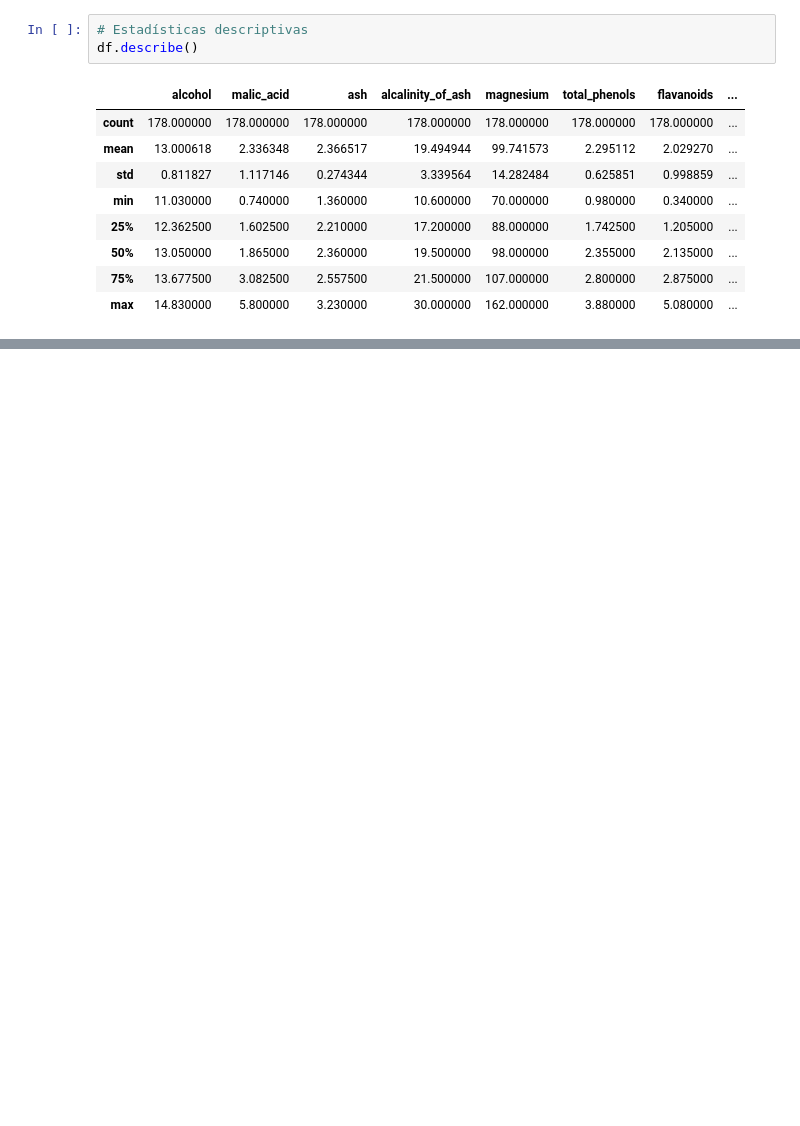
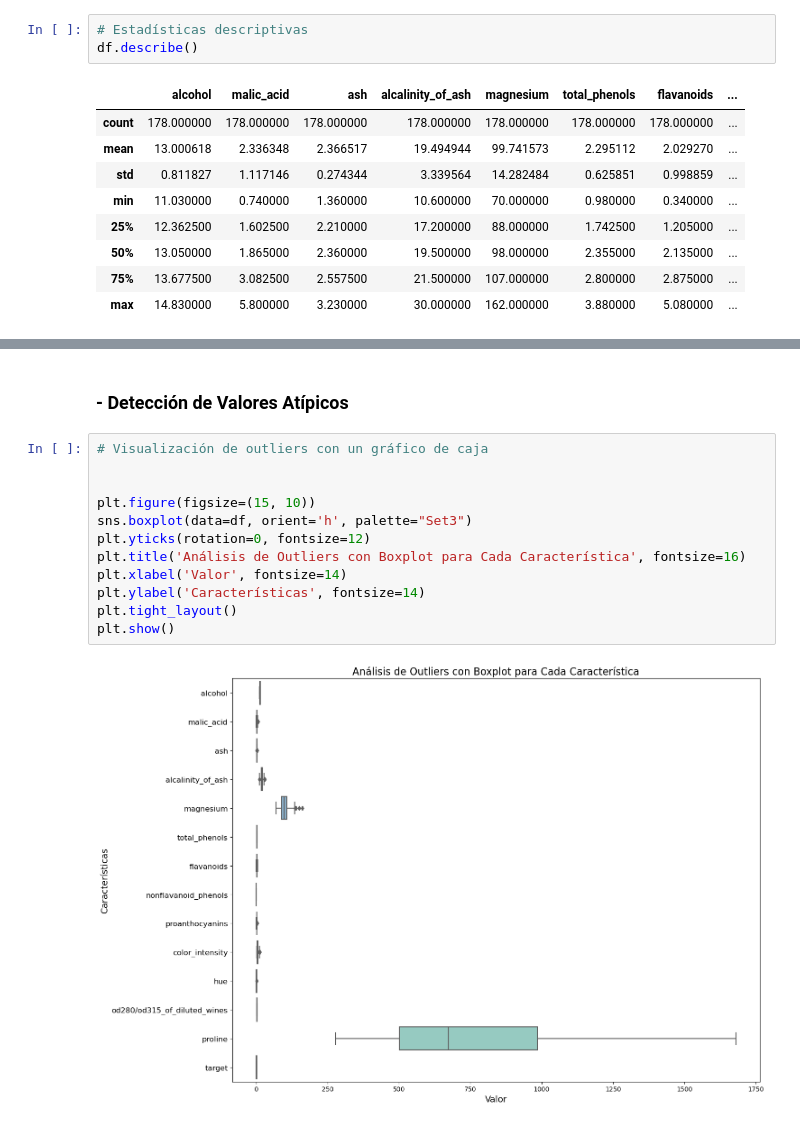
Before and after one commit to reneespinosa/ML-Entry-Level-Projects, a Jupyter notebook: 1/Wine classification.ipynb, the cells around one changed output, grey strips where cells are left out. Drawn from its saved outputs; the diff is of its cells as text; blank space fills up the shorter version.

```diff
--- a/1/Wine classification.ipynb
+++ b/1/Wine classification.ipynb
@@ -395,0 +188,16 @@ Además, las métricas de **MSE** y **RMSE** proporcionan una visión más detal
+# %% [markdown]
+### - Detección de Valores Atípicos
+# %%
+# Visualización de outliers con un gráfico de caja
+
+
+plt.figure(figsize=(15, 10))
+sns.boxplot(data=df, orient='h', palette="Set3")
+plt.yticks(rotation=0, fontsize=12)
+plt.title('Análisis de Outliers con Boxplot para Cada Característica', fontsize=16)
+plt.xlabel('Valor', fontsize=14)
+plt.ylabel('Características', fontsize=14)
+plt.tight_layout()
+plt.show()
+# %% [output]
+[figure, added]
```
Also changed, not shown: parts of 71 cells of this notebook.
